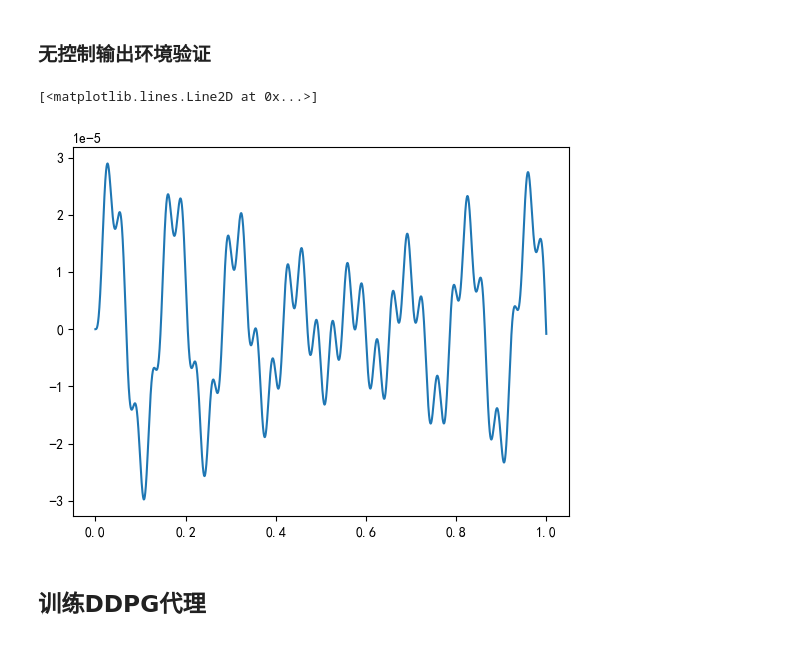
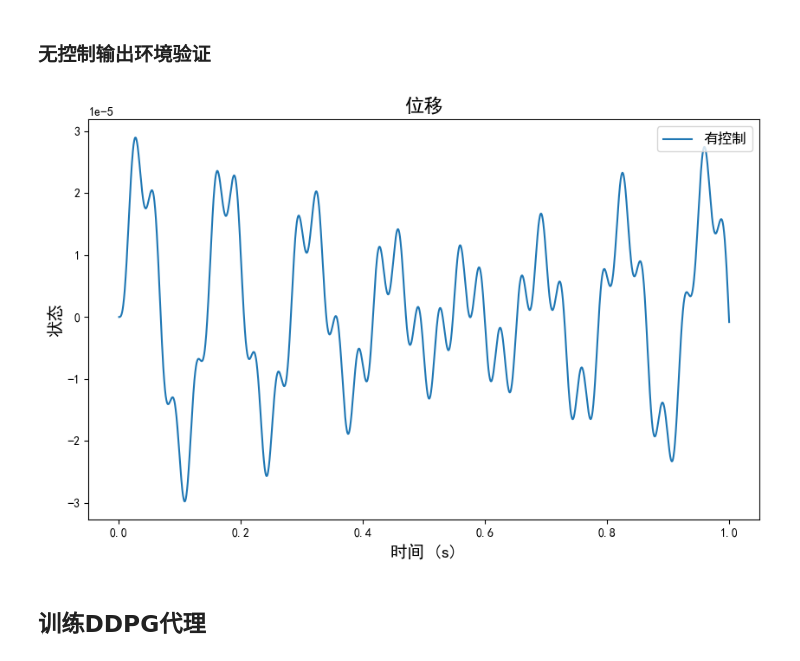
Before and after one commit to CodeZeng0214/DySysIdCtrl, a Jupyter notebook: 电磁式阻尼器深度强化学习/DDPG_control.ipynb, the cells around one changed output. Saved outputs shown, nothing was run; the diff lists cells and outputs as text; code cells hidden in the pictures.

```diff
--- a/电磁式阻尼器深度强化学习/DDPG_control.ipynb
+++ b/电磁式阻尼器深度强化学习/DDPG_control.ipynb
@@ -97,7 +86,7 @@ logging.info("使用设备: %s", device)
 # 仿真环境设置
 T = 5
 Ts = 0.002
-tolerance = 2e-6 # 误差容忍度
+tolerance = 1e-5 # 误差容忍度
 # DDPG智能体设置
 hidden_dim=64 # 隐藏层维度
 action_bound=5.0 # 动作范围
@@ -111,9 +100,9 @@ clip_grad=True # 是否裁剪梯度
 capacity= int(1e6) # 经验池容量
 batch_size=64 # 批量大小
 # 训练超参数
-n_episodes = 200 # 训练轮数
-min_buffer_size = int(5e3) # 最小经验池大小
-print_interval = 4 # 打印间隔
+n_episodes = 400 # 训练轮数
+min_buffer_size = int(1e4) # 最小经验池大小
+print_interval = 5 # 打印间隔
 save_interval = 5 # 保存间隔
 # %% [markdown]
 ### 系统参数设置
@@ -158,19 +147,22 @@ E = np.array([
 # %%
 rl_env = ElectromagneticDamperEnv(A, B, C, D, E, Ts=0.0001, T=1)
 
 # 定义正弦扰动函数用于测试
 def sine_disturbance(amp, freq):
     """正弦扰动函数"""
     def func(t):
         return amp * np.sin(2 * np.pi * freq * t)
     return func
 
+from rewardfx import tolerance_liner_rf, tolerance_exp_rf
+rl_env.set_reward_function(tolerance_exp_rf(tolerance=tolerance))
+
 # 运行无控制的仿真
 results_no_control = rl_env.run_simulation(z_func=sine_disturbance(0.0001, 30))
-plt.plot(results_no_control['times'], results_no_control['all_states'][:, 3], label='No Control')
+
+plot_test_data(save_plot_path=save_plot_path, data = results_no_control)
 # %% [output]
-[<matplotlib.lines.Line2D at 0x...>]
-[figure, old version]
+[figure, new version]
 # %% [markdown]
 ## 训练DDPG代理
 # %% [markdown]
```
Also changed, not shown: parts of 6 cells of this notebook, 4 other files.
